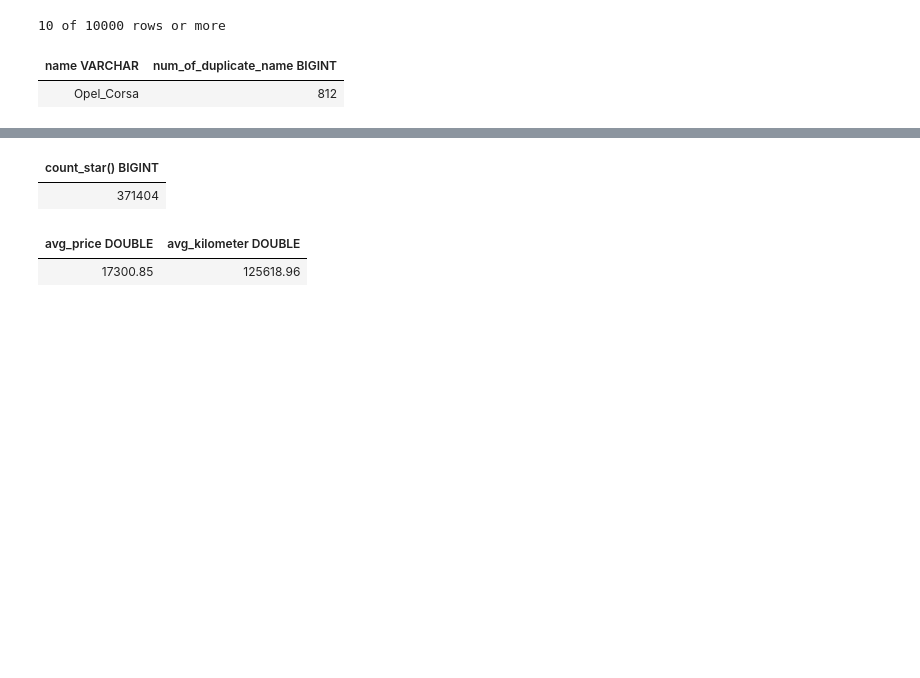
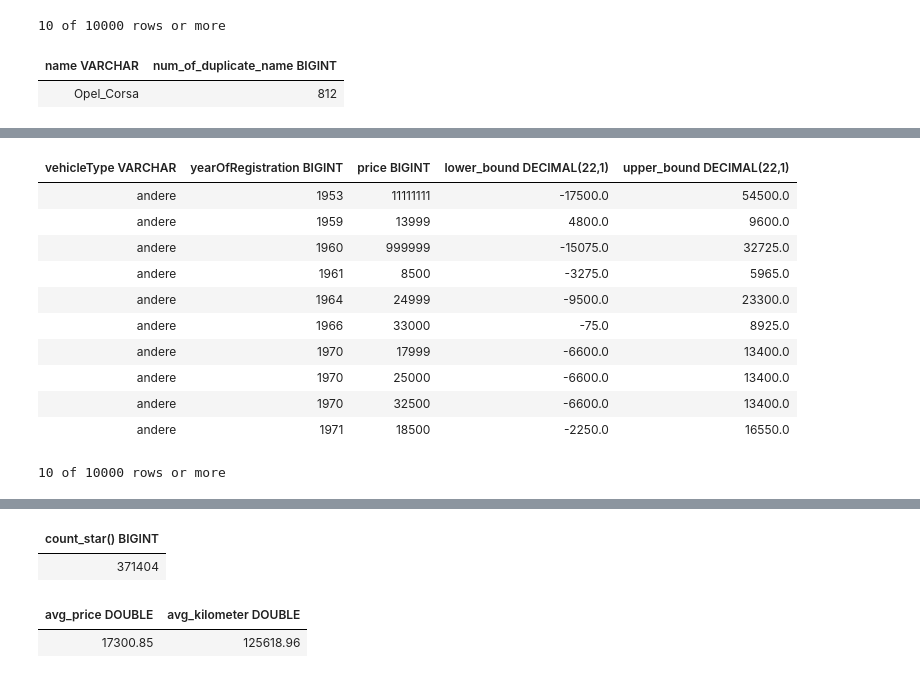
Before and after one commit to pannguyen2001/learn_python, a Jupyter notebook: lab/22th.ipynb, the cells around one changed output, grey strips where cells are left out. Saved outputs shown, nothing was run; the diff lists cells and outputs as text; code cells hidden in the pictures; blank space fills up the shorter version.

```diff
--- a/lab/22th.ipynb
+++ b/lab/22th.ipynb
@@ -477,0 +650,56 @@ con.sql("""
+# %%
+con.sql("""
+        WITH iqr_stats AS (
+    SELECT
+        vehicleType,
+        yearOfRegistration,
+        price,
+        -- CORRECTED: Use DuckDB's native `quantile` function.
+        -- It calculates the value at a given quantile (0.25 for Q1).
+        -- Used with OVER, it becomes a window function.
+        quantile(price, 0.25) OVER (PARTITION BY vehicleType, yearOfRegistration) AS q1,
+
+        -- CORRECTED: The same for Q3.
+        quantile(price, 0.75) OVER (PARTITION BY vehicleType, yearOfRegistration) AS q3
+    FROM sqlite_db.sheet1
+    -- Pre-filtering remains the same.
+    WHERE price > 0
+      AND vehicleType IS NOT NULL
+      AND yearOfRegistration IS NOT NULL
+      AND yearOfRegistration BETWEEN 1900 AND 2026
+),
+bounds AS (
+    -- This CTE remains unchanged, as it only uses the results from above.
+    SELECT
+        *,
+        (q3 - q1) AS iqr,
+        (q1 - 1.5 * (q3 - q1)) AS lower_bound,
+        (q3 + 1.5 * (q3 - q1)) AS upper_bound
+    FROM iqr_stats
+    WHERE (q3 - q1) > 0
+)
+-- The final selection logic also remains unchanged.
+SELECT
+    vehicleType,
+    yearOfRegistration,
+    price,
+    lower_bound,
+    upper_bound
+FROM bounds
+WHERE price < lower_bound OR price > upper_bound
+ORDER BY vehicleType, yearOfRegistration, price;
+
+        """)
+# %% [output]
+| vehicleType VARCHAR | yearOfRegistration BIGINT | price BIGINT | lower_bound DECIMAL(22,1) | upper_bound DECIMAL(22,1) |
+| andere | 1953 | 11111111 | -17500.0 | 54500.0 |
+| andere | 1959 | 13999 | 4800.0 | 9600.0 |
+| andere | 1960 | 999999 | -15075.0 | 32725.0 |
+| andere | 1961 | 8500 | -3275.0 | 5965.0 |
+| andere | 1964 | 24999 | -9500.0 | 23300.0 |
+| andere | 1966 | 33000 | -75.0 | 8925.0 |
+| andere | 1970 | 17999 | -6600.0 | 13400.0 |
+| andere | 1970 | 25000 | -6600.0 | 13400.0 |
+| andere | 1970 | 32500 | -6600.0 | 13400.0 |
+| andere | 1971 | 18500 | -2250.0 | 16550.0 |
+10 of 10000 rows or more
```
Also changed, not shown: parts of 49 cells of this notebook, 6 other files.
